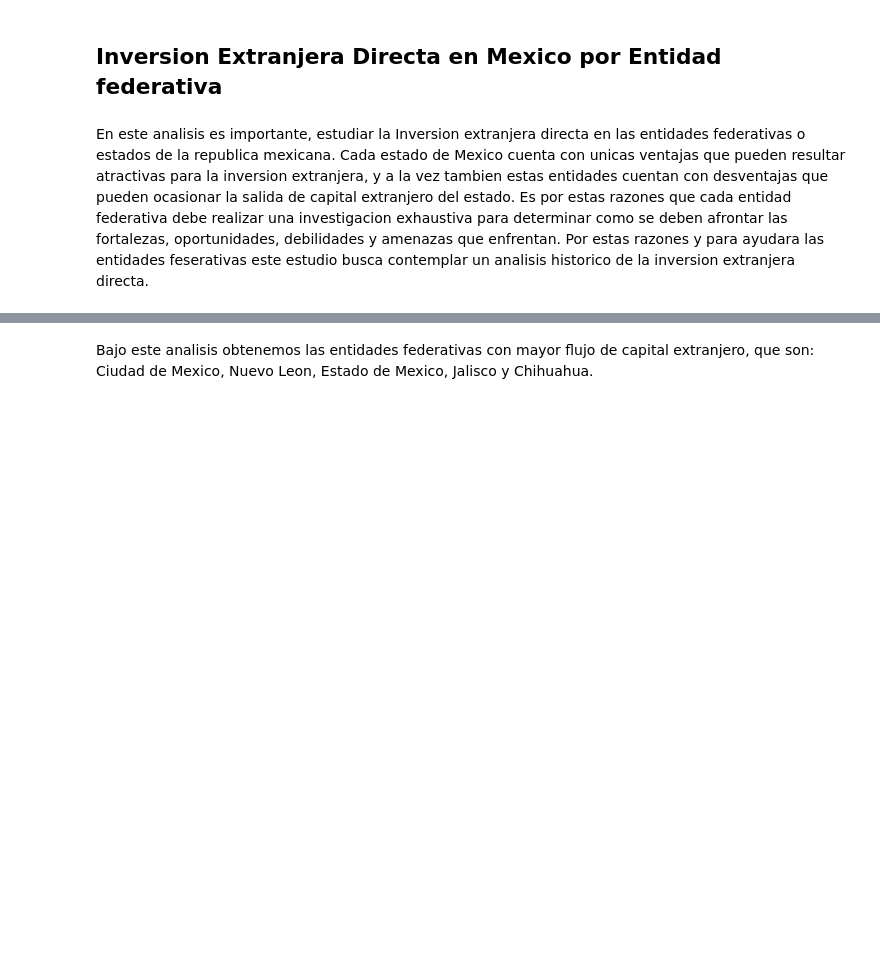
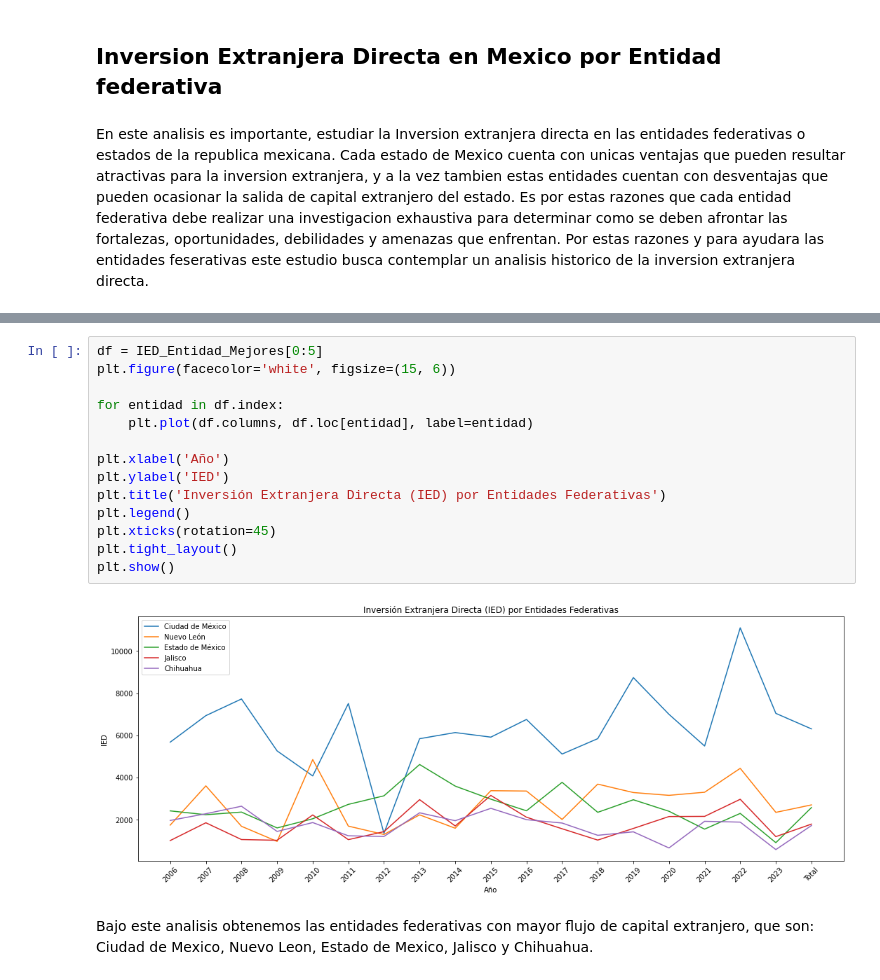
Before and after one commit to OctavioPB/Data-Analyst-Projects, a Jupyter notebook: InversionExtranjeraDirecta2023/Inversion Extranjera Directa en Mexico 2023.ipynb, the cells around one changed output, grey strips where cells are left out. Saved outputs shown, nothing was run; the diff lists cells and outputs as text; blank space fills up the shorter version.

```diff
--- a/InversionExtranjeraDirecta2023/Inversion Extranjera Directa en Mexico 2023.ipynb
+++ b/InversionExtranjeraDirecta2023/Inversion Extranjera Directa en Mexico 2023.ipynb
@@ -360,3 +387,19 @@ plt.show()
+# %%
+df = IED_Entidad_Mejores[0:5]
+plt.figure(facecolor='white', figsize=(15, 6))
+
+for entidad in df.index:
+    plt.plot(df.columns, df.loc[entidad], label=entidad)
+
+plt.xlabel('Año')
+plt.ylabel('IED')
+plt.title('Inversión Extranjera Directa (IED) por Entidades Federativas')
+plt.legend()
+plt.xticks(rotation=45)
+plt.tight_layout()
+plt.show()
+# %% [output]
+[figure, added]
 # %% [markdown]
 Bajo este analisis obtenemos las entidades federativas con mayor flujo de capital extranjero, que son: Ciudad de Mexico, Nuevo Leon, Estado de Mexico, Jalisco y Chihuahua.
 # %%
```
Also changed, not shown: parts of 8 cells of this notebook.
